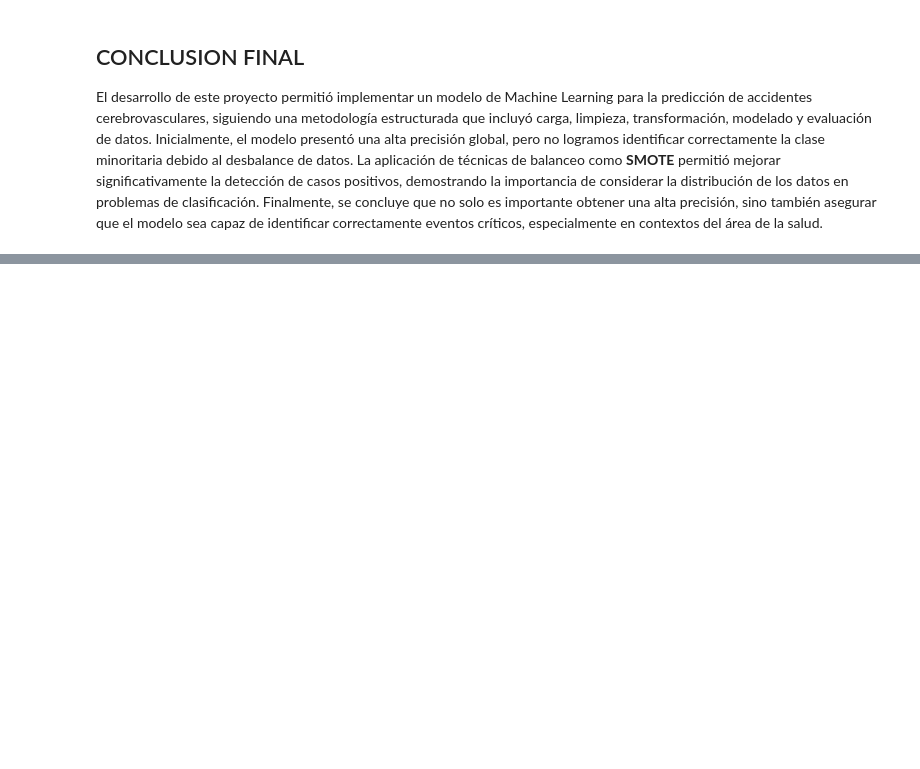
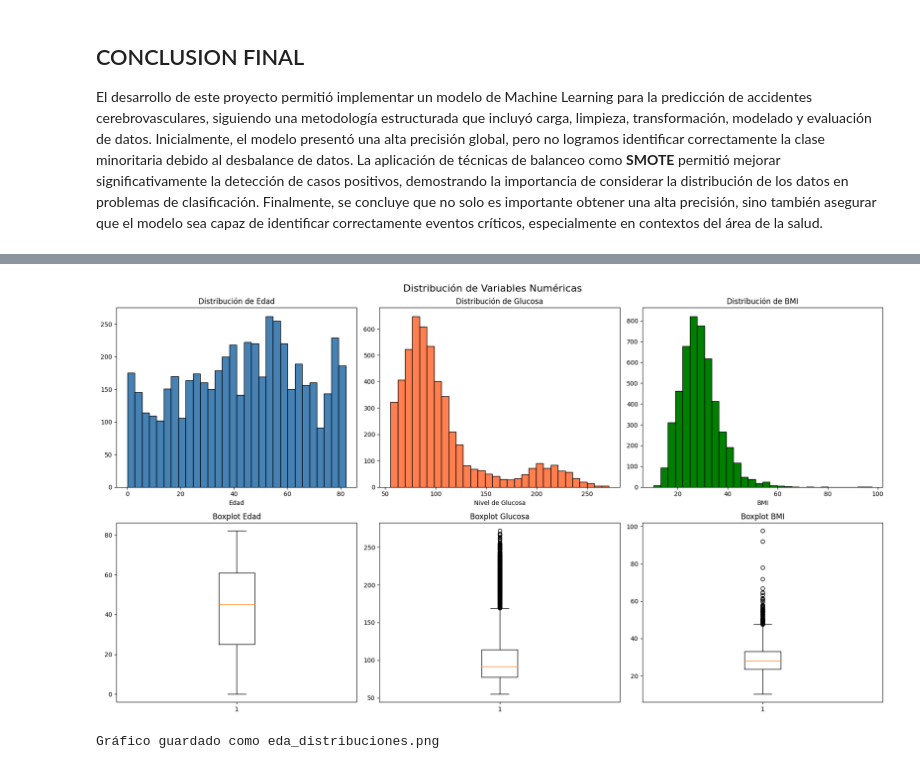
Before and after one commit to carlosrgv1975/acif104_s6_grupo04_Arganaraz_Gonzalez, a Jupyter notebook: acif104_s6_grupo04_Arganaraz_Gonzalez.ipynb, the cells around one changed output, grey strips where cells are left out. Cells and saved outputs as stored; diff of their text form; code cells hidden in the pictures; blank space fills up the shorter version.

```diff
--- a/acif104_s6_grupo04_Arganaraz_Gonzalez.ipynb
+++ b/acif104_s6_grupo04_Arganaraz_Gonzalez.ipynb
@@ -336,0 +339,19 @@ Finalmente, se concluye que no solo es importante obtener una alta precisión, s
+# %%
+import pandas as pd
+import numpy as np
+import matplotlib.pyplot as plt
+import seaborn as sns
+
+# Cargar datos
+df = pd.read_csv('data/healthcare-dataset-stroke-data.csv')
+
+# 1. ESTADÍSTICAS DESCRIPTIVAS
+print("=== ESTADÍSTICAS DESCRIPTIVAS ===")
+print(df.describe())
+print("\n=== TIPOS DE VARIABLES ===")
+print(df.dtypes)
+print("\n=== VALORES NULOS ===")
+print(df.isnull().sum())
+print("\n=== DISTRIBUCIÓN DE LA VARIABLE OBJETIVO ===")
+print(df['stroke'].value_counts())
+print(f"\nDesbalance: {df['stroke'].value_counts()[0]} no-stroke vs {df['stroke'].value_counts()[1]} stroke")
@@ -336,0 +377,36 @@ Finalmente, se concluye que no solo es importante obtener una alta precisión, s
+# %%
+# 2. VISUALIZACIONES EDA
+
+fig, axes = plt.subplots(2, 3, figsize=(18, 10))
+fig.suptitle('Distribución de Variables Numéricas', fontsize=16)
+
+# Histogramas
+axes[0,0].hist(df['age'], bins=30, color='steelblue', edgecolor='black')
+axes[0,0].set_title('Distribución de Edad')
+axes[0,0].set_xlabel('Edad')
+
+axes[0,1].hist(df['avg_glucose_level'], bins=30, color='coral', edgecolor='black')
+axes[0,1].set_title('Distribución de Glucosa')
+axes[0,1].set_xlabel('Nivel de Glucosa')
+
+axes[0,2].hist(df['bmi'].dropna(), bins=30, color='green', edgecolor='black')
+axes[0,2].set_title('Distribución de BMI')
+axes[0,2].set_xlabel('BMI')
+
+# Boxplots para outliers
+axes[1,0].boxplot(df['age'].dropna())
+axes[1,0].set_title('Boxplot Edad')
+
+axes[1,1].boxplot(df['avg_glucose_level'].dropna())
+axes[1,1].set_title('Boxplot Glucosa')
+
+axes[1,2].boxplot(df['bmi'].dropna())
+axes[1,2].set_title('Boxplot BMI')
+
+plt.tight_layout()
+plt.savefig('eda_distribuciones.png', dpi=150, bbox_inches='tight')
+plt.show()
+print("Gráfico guardado como eda_distribuciones.png")
+# %% [output]
+[figure, added]
+Gráfico guardado como eda_distribuciones.png
```
Also changed, not shown: parts of 10 cells of this notebook.
